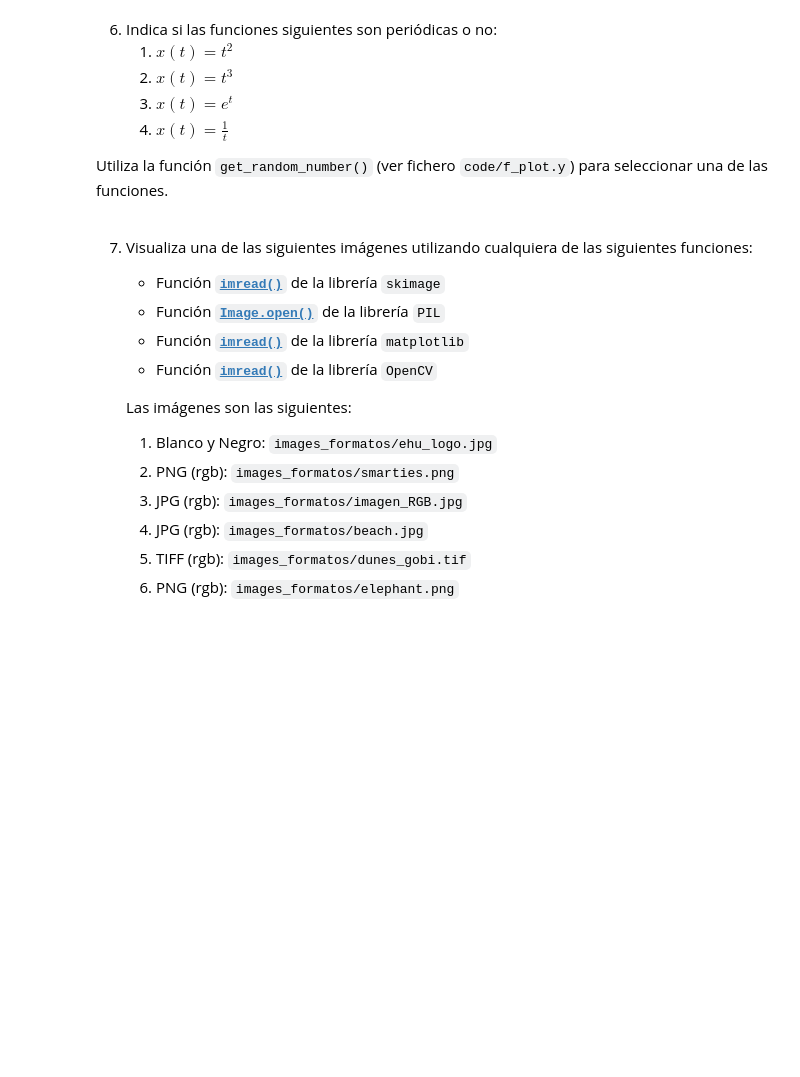
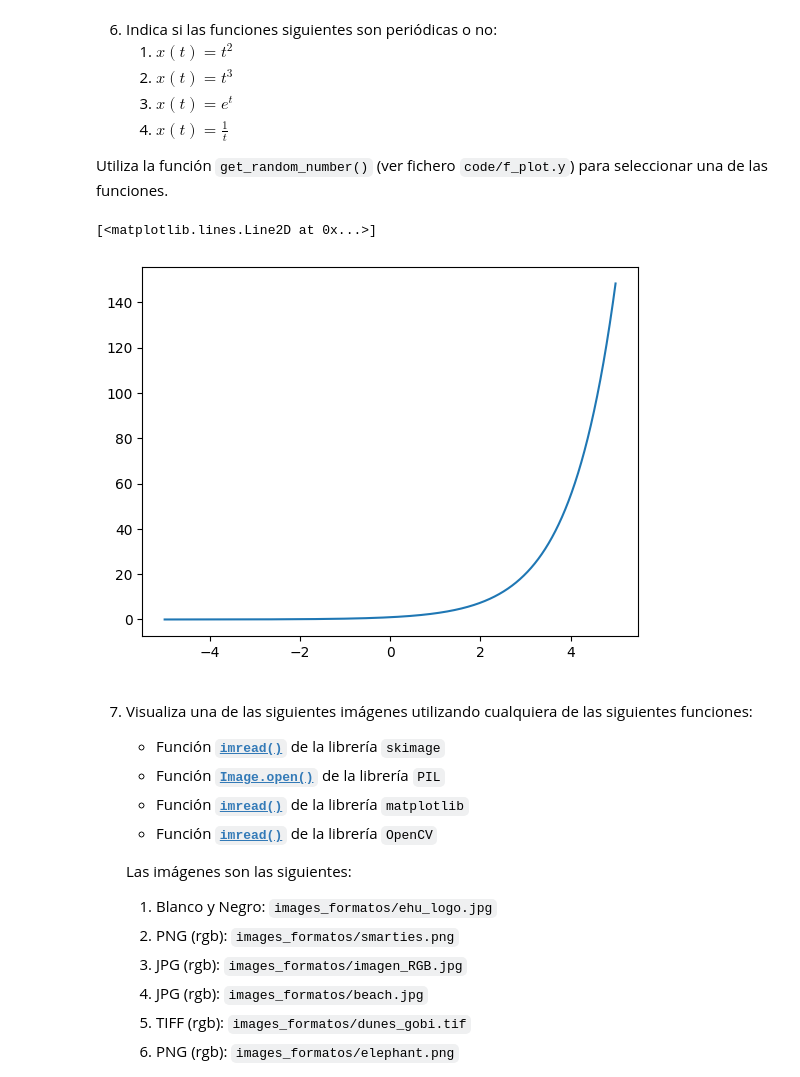
Before and after one commit to alanglk/KISA, a Jupyter notebook: src/PIS/labs/0.ejerciciosIntroduccion.ipynb, the cells around one changed output. Saved outputs shown, nothing was run; the diff lists cells and outputs as text; code cells hidden in the pictures; blank space fills up the shorter version.

```diff
--- a/src/PIS/labs/0.ejerciciosIntroduccion.ipynb
+++ b/src/PIS/labs/0.ejerciciosIntroduccion.ipynb
@@ -205,9 +232,16 @@ print(seleccionada)
 
 Utiliza la función `get_random_number()` (ver fichero `code/f_plot.y`) para seleccionar una de las funciones.
 # %%
-# Seleccionamos una de las señales anteriores
-seleccionada = get_random_number([1, 4])
-print(seleccionada)
+# Genera y visualiza la señal
+x = np.arange(-5.0, 5.0, 0.001)
+def y(x):
+    return np.exp(x)
+
+# No es periodica porque no cumple f(x+T)=f(x) para ningún periodo T
+plt.plot(x, y(x))
+# %% [output]
+[<matplotlib.lines.Line2D at 0x...>]
+[figure, added]
 # %% [markdown]
 7. Visualiza una de las siguientes imágenes utilizando cualquiera de las siguientes funciones:
     * Función [**`imread()`**](https://scikit-image.org/docs/stable/api/skimage.io.html#skimage.io.imread) de la librería `skimage`
```
Also changed, not shown: parts of 6 cells of this notebook.
